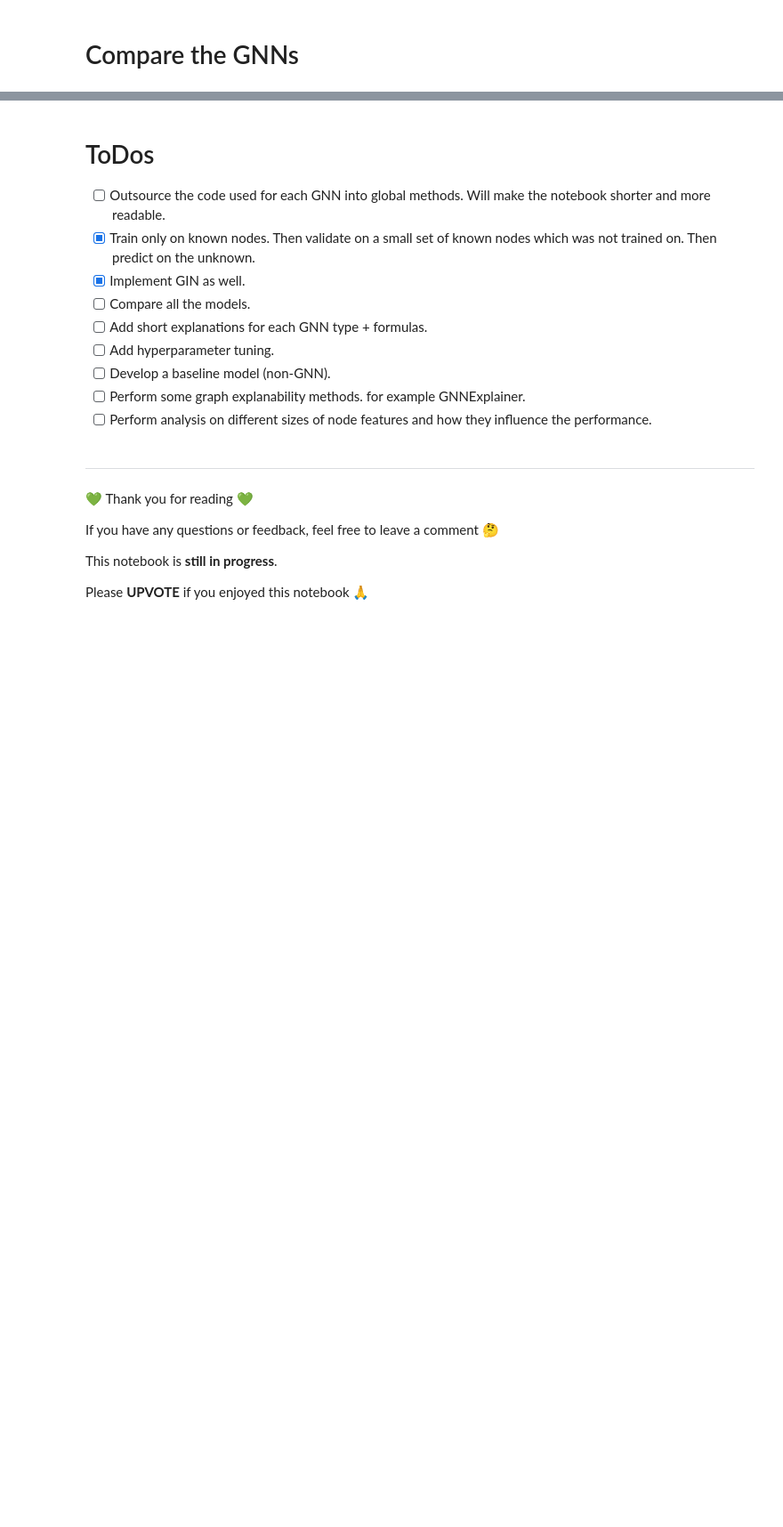
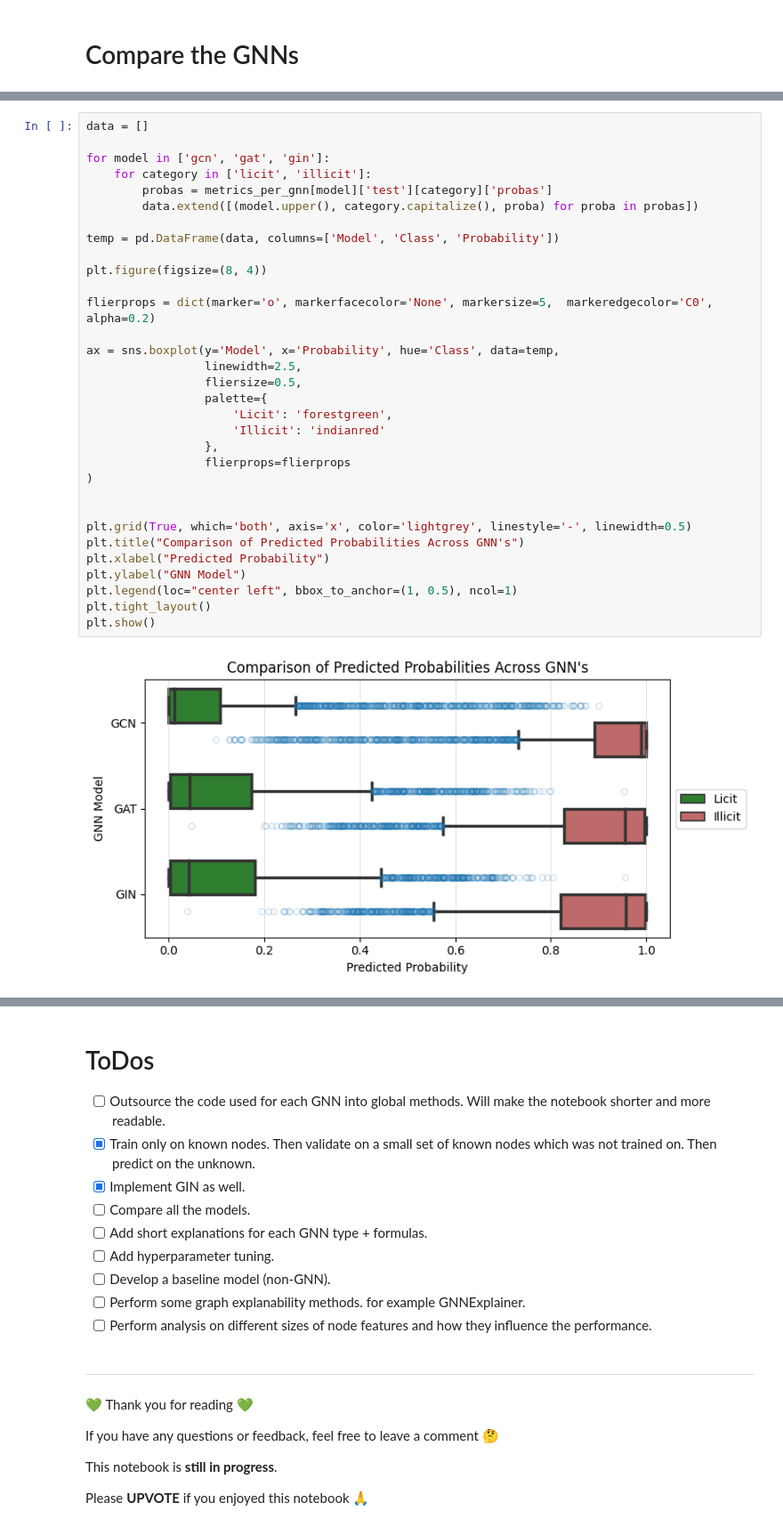
Before and after one commit to PeeteKeesel/kaggle-verse, a Jupyter notebook: bitcoin-transactions-graph-neural-networks.ipynb, the cells around one changed output, grey strips where cells are left out. Shown at 89% size. Cells and saved outputs as stored; diff of their text form; blank space fills up the shorter version.

Commit message:
Kaggle Notebook | 💰Bitcoin Transactions 🔗 Graph Neural Networks 🪙 | Version 14

```diff
--- a/bitcoin-transactions-graph-neural-networks.ipynb
+++ b/bitcoin-transactions-graph-neural-networks.ipynb
@@ -2022,0 +2005,34 @@ plt.show()
+# %%
+data = []
+
+for model in ['gcn', 'gat', 'gin']:
+    for category in ['licit', 'illicit']:
+        probas = metrics_per_gnn[model]['test'][category]['probas']
+        data.extend([(model.upper(), category.capitalize(), proba) for proba in probas])
+
+temp = pd.DataFrame(data, columns=['Model', 'Class', 'Probability'])
+
+plt.figure(figsize=(8, 4))
+
+flierprops = dict(marker='o', markerfacecolor='None', markersize=5,  markeredgecolor='C0', alpha=0.2)
+
+ax = sns.boxplot(y='Model', x='Probability', hue='Class', data=temp,
+                 linewidth=2.5,
+                 fliersize=0.5,
+                 palette={
+                     'Licit': 'forestgreen',
+                     'Illicit': 'indianred'
+                 },
+                 flierprops=flierprops
+)
+
+
+plt.grid(True, which='both', axis='x', color='lightgrey', linestyle='-', linewidth=0.5)
+plt.title("Comparison of Predicted Probabilities Across GNN's")
+plt.xlabel("Predicted Probability")
+plt.ylabel("GNN Model")
+plt.legend(loc="center left", bbox_to_anchor=(1, 0.5), ncol=1)
+plt.tight_layout()
+plt.show()
+# %% [output]
+[figure, added]
```
Also changed, not shown: parts of 35 cells of this notebook.
